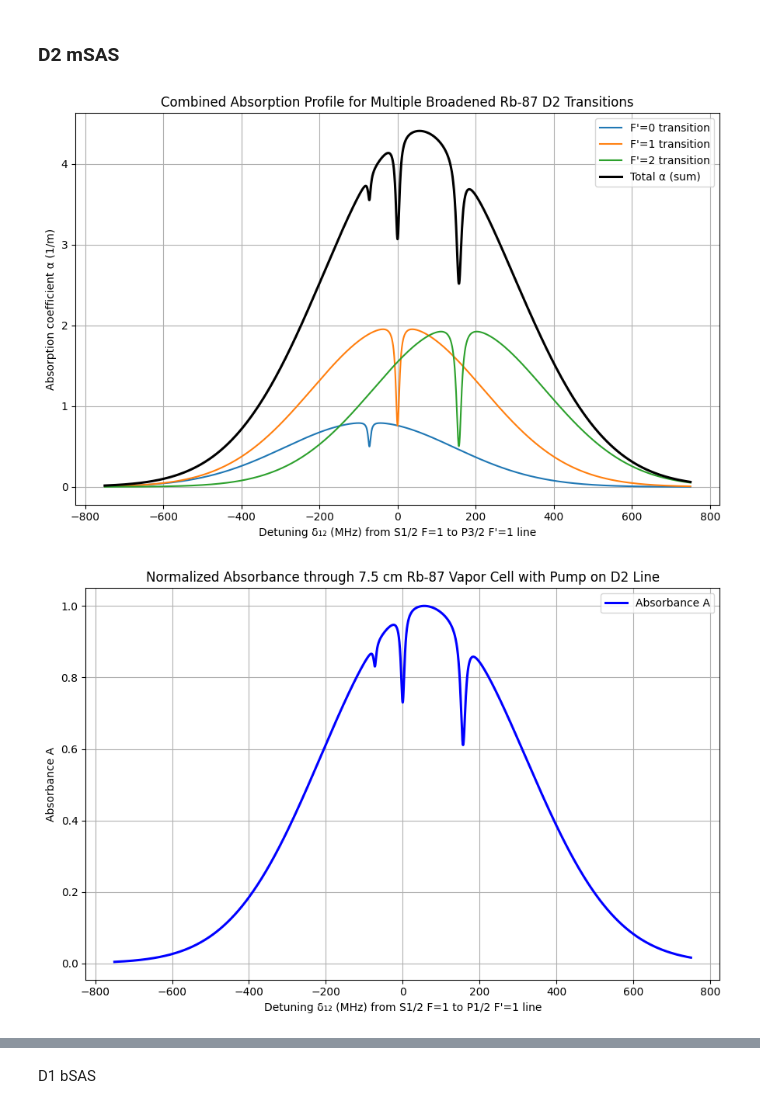
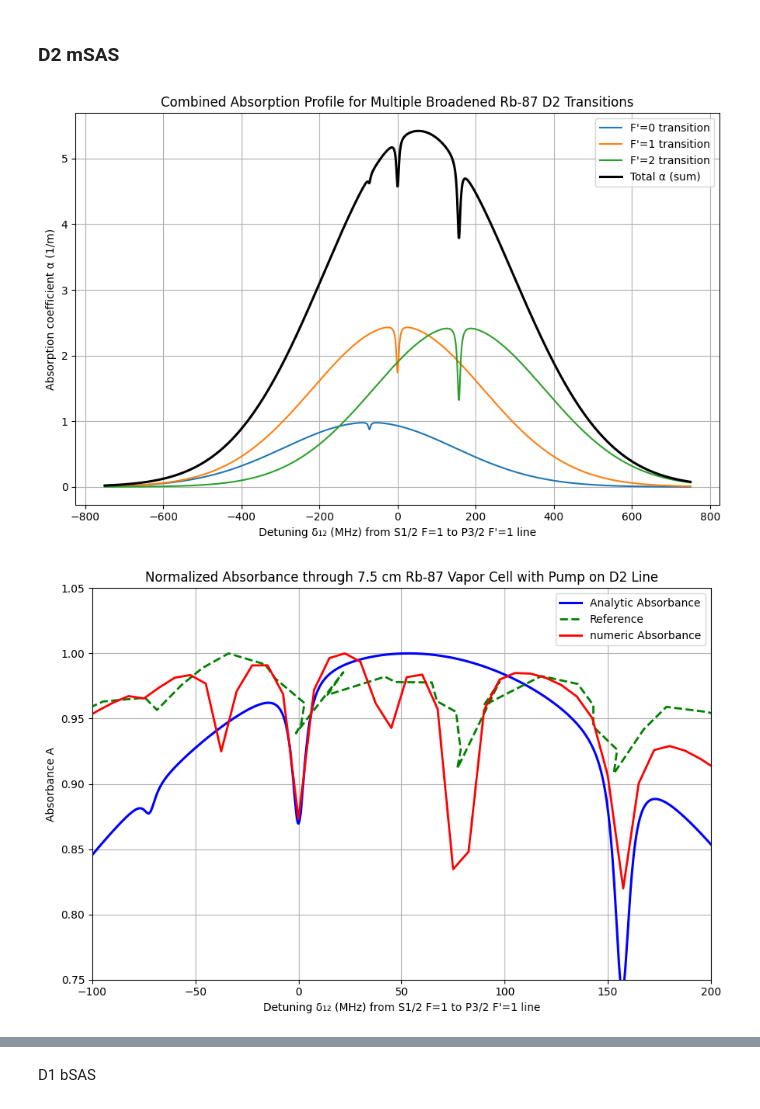
Before and after one commit to JonathanSugijanto/Bi-SAS-for-Optical-Clock, a Jupyter notebook: analytic.ipynb, the cells around one changed output, grey strips where cells are left out. Saved outputs shown, nothing was run; the diff lists cells and outputs as text; code cells hidden in the pictures.

```diff
--- a/analytic.ipynb
+++ b/analytic.ipynb
@@ -128,7 +132,7 @@ m_Rb87 = 86.909180527 * amu
 
 
 # Rb vapor number density (low-pressure) (assumed)
-T = 273.15 + 25 # K
+T = 273.15 + 27 # K
 if(T < 273.15 + 39.31): # is solid
     log10_P_Torr = -94.04826 -1961.258 / T - 0.03771687 * T + 42.57526 * np.log10(T)
 else:
@@ -418,8 +422,8 @@ lorentz_centers = [(transitions[0]['f0']-zero_f) * 1e-6, (transitions[1]['f0']-z
 n = len(lorentz_centers)
 
 guess_lorentzians = []
-for c in lorentz_centers:
-    guess_lorentzians += [-0.4, c, 30]   # [A, x0, gamma]
+for i in lorentz_centers:
+    guess_lorentzians += [-0.4, i, 30]   # [A, x0, gamma]
 
 p0 = []
 for g in guess_gaussians:
@@ -681,8 +685,9 @@ plt.show()
 # Saturation and pump intensities
 I_psat_D11 = I_sat_D11 * (1+Gamma_tr_D1/(Gamma_D11+Gamma_D11_d))/(1+Gamma_D11_d/(2*Gamma_tr_D1))
 I_psat_D12 = I_sat_D12 * (1+Gamma_tr_D1/(Gamma_D12+Gamma_D12_d))/(1+Gamma_D12_d/(2*Gamma_tr_D1))
-# I_pu_D1 = I_psat_D11  # set equal I_sat_D11
-I_pu_D1 = 1.3 * 10 # mW/cm^2
+I_pu_D1 = I_psat_D11  # set equal I_sat_D11
+# I_pu_D1 = 1.3 * 10 # mW/cm^2
+# I_pu_D1 = 0
 print(f"I_pu_D1 = {I_pu_D1/10:.2f} mW/cm^2 I_psat_D11 = {I_psat_D11/10:.2f} mW/cm^2")
 
 I_psat_D20 = I_sat_D20 * (1+Gamma_tr_D2/(Gamma_D20+Gamma_D20_d))/(1+Gamma_D20_d/(2*Gamma_tr_D2))
@@ -887,24 +1048,40 @@ plt.grid(True)
 plt.tight_layout()
 plt.show()
 # %% [output]
-[figure, old version]
+[figure, new version]
 # %%
 # Absorbance calculation
 L_cell = 75e-3  # 75 mm
 A_total = 1-np.exp(-alpha_total * L_cell)
 A_total = A_total / np.max(A_total)  # normalize to max 1 for visualization
+
+ref_data = np.loadtxt("../fig_to_txt/genov mSAS D2.csv", delimiter=",")
+f_ref_MHz = ref_data[:, 0]
+A_ref = ref_data[:, 1]/np.max(ref_data[:, 1])
+
+filename = "mSAS_alpha_output_D2_psat.txt"
+data = np.loadtxt(filename, skiprows=1)   # skip header line
+delta_array_MHz = data[:, 0]
+alpha_array = data[:, 1]
+A_numeric = 1 - np.exp(-alpha_array * L_cell)
+A_numeric = A_numeric / np.max(A_numeric)  # normalize to max 1 for visualization
+
 plt.figure(figsize=(9,6))
-plt.plot(delta_MHz, A_total, 'b', linewidth=2.2, label="Absorbance A")
-plt.xlabel(r"Detuning δ₁₂ (MHz) from S1/2 F=1 to P1/2 F'=1 line")
+plt.plot(delta_MHz, A_total, 'b', linewidth=2.2, label="Analytic Absorbance")
+plt.plot(f_ref_MHz, A_ref,
+         'g--', linewidth=2.0, label="Reference")
+plt.plot(delta_array_MHz, A_numeric, 'r', linewidth=2.0, label="numeric Absorbance")
+plt.xlabel(r"Detuning δ₁₂ (MHz) from S1/2 F=1 to P3/2 F'=1 line")
 plt.ylabel(r'Absorbance A')
 plt.title(f'Normalized Absorbance through {L_cell*100:.1f} cm Rb-87 Vapor Cell with Pump on D2 Line')
-# plt.ylim(0, 1.05)
+plt.xlim(-100,200)
+plt.ylim(0.75, 1.05)
 plt.legend()
 plt.grid(True)
 plt.tight_layout()
 plt.show()
 # %% [output]
-[figure, old version]
+[figure, new version]
 # %%
 # # Now fitting multiple peaks (Gaussians) and dips (Lorentzians) to the total absorption profile
 def gaussian(x, A, mu, sigma):
```
Also changed, not shown: parts of 18 cells of this notebook, 4 other files.
